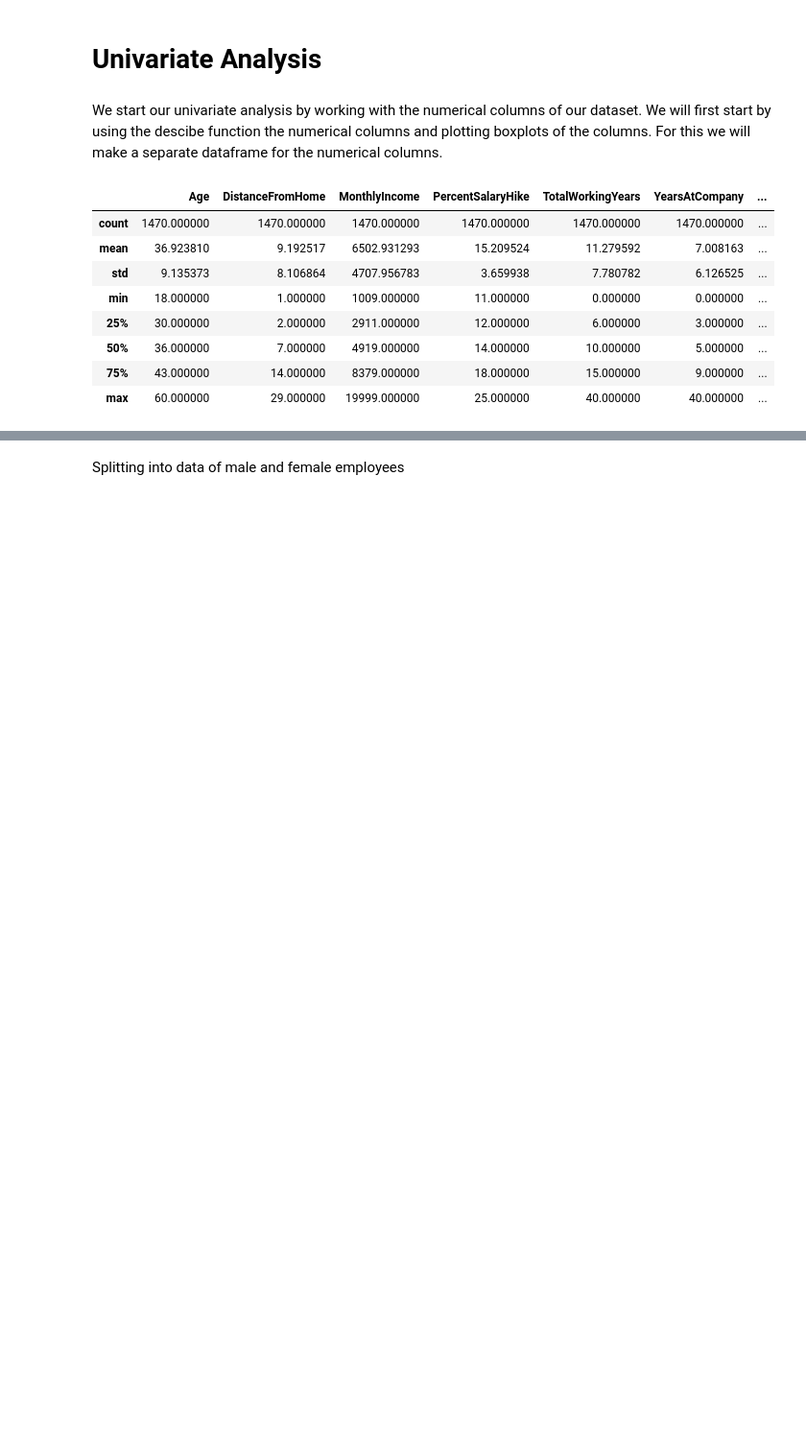
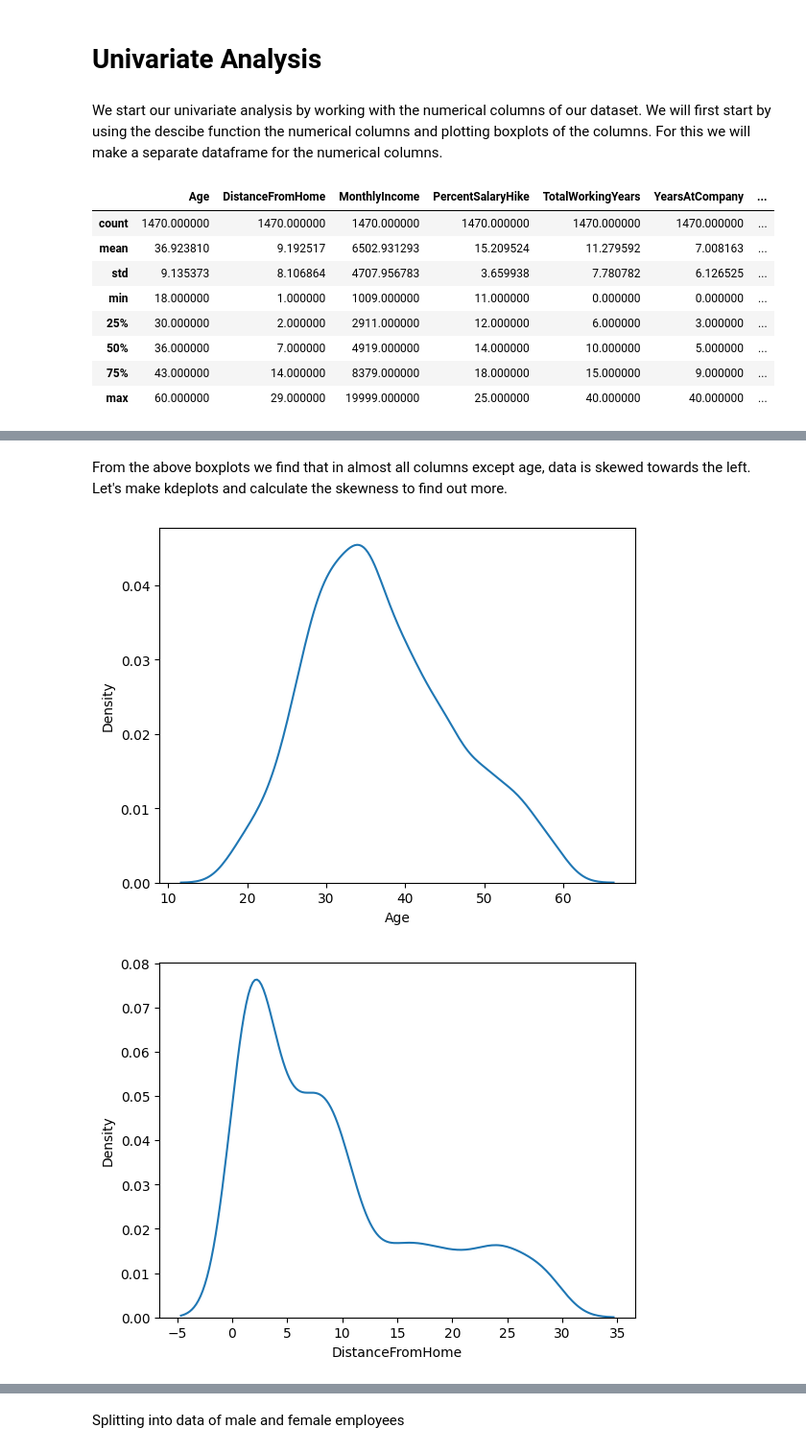
Before and after one commit to MadBonzz/Employee-Performance-and-, a Jupyter notebook: Data_Analysis.ipynb, the cells around one changed output, grey strips where cells are left out. Shown at 96% size. Drawn from its saved outputs; the diff is of its cells as text; code cells hidden in the pictures; blank space fills up the shorter version.

```diff
--- a/Data_Analysis.ipynb
+++ b/Data_Analysis.ipynb
@@ -123,0 +153,9 @@ Here we have taken a dataframe containing all the 3 columns that we want to anal
+# %% [markdown]
+From the above boxplots we find that in almost all columns except age, data is skewed towards the left. Let's make kdeplots and calculate the skewness to find out more.
+# %%
+for col in numerical_df.columns:
+    plt.figure()
+    sns.kdeplot(x=numerical_df[col])
+# %% [output]
+[figure, added]
+[figure, added]
```
Also changed, not shown: parts of 78 cells of this notebook.
